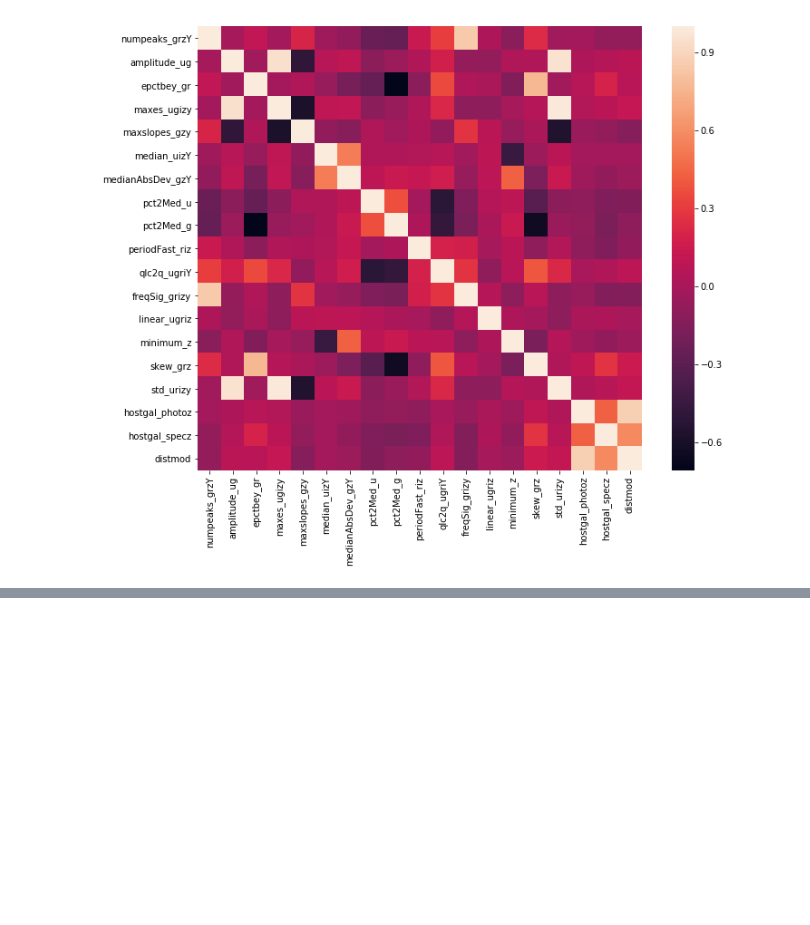
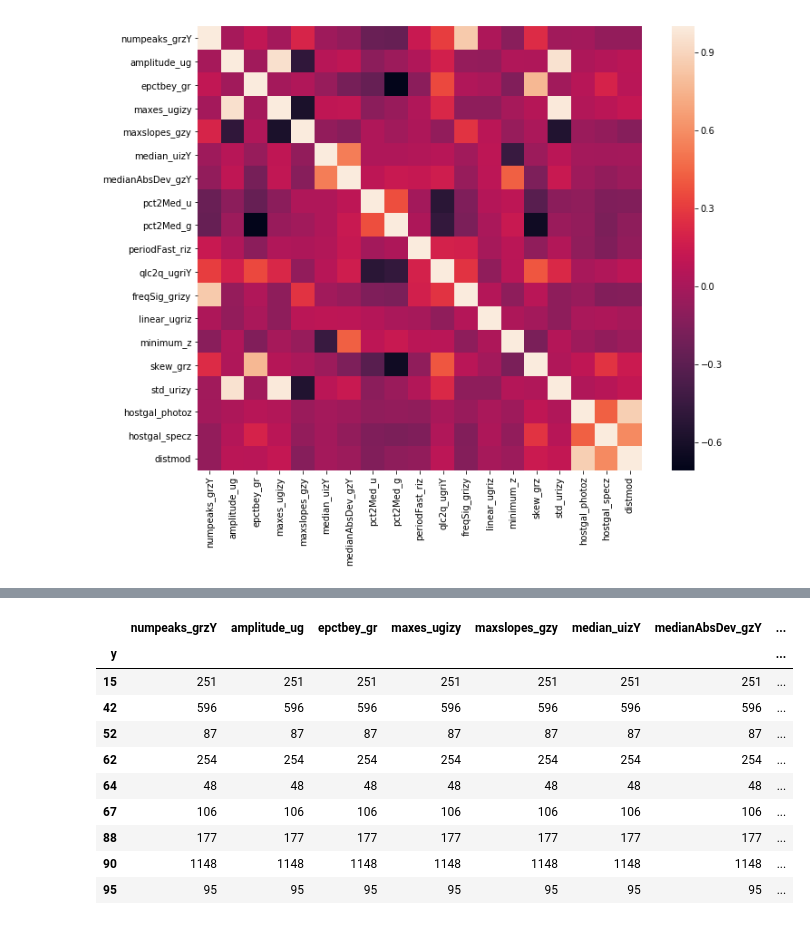
Before and after one commit to conditg/Space, a Jupyter notebook: 2classKNN_WorkingFile.ipynb, the cells around one changed output, grey strips where cells are left out. Saved outputs shown, nothing was run; the diff lists cells and outputs as text; code cells hidden in the pictures; blank space fills up the shorter version.

```diff
--- a/2classKNN_WorkingFile.ipynb
+++ b/2classKNN_WorkingFile.ipynb
@@ -1524,0 +1590,16 @@ egalknn.score(egalX_test, egalY_test)
+# %%
+group = egalX_test.copy()
+group['y'] = egalY_test
+group.groupby('y').agg('count')
+# %% [output]
+|  | numpeaks_grzY | amplitude_ug | epctbey_gr | maxes_ugizy | maxslopes_gzy | median_uizY | medianAbsDev_gzY | ... |
+| y |  |  |  |  |  |  |  | ... |
+| 15 | 251 | 251 | 251 | 251 | 251 | 251 | 251 | ... |
+| 42 | 596 | 596 | 596 | 596 | 596 | 596 | 596 | ... |
+| 52 | 87 | 87 | 87 | 87 | 87 | 87 | 87 | ... |
+| 62 | 254 | 254 | 254 | 254 | 254 | 254 | 254 | ... |
+| 64 | 48 | 48 | 48 | 48 | 48 | 48 | 48 | ... |
+| 67 | 106 | 106 | 106 | 106 | 106 | 106 | 106 | ... |
+| 88 | 177 | 177 | 177 | 177 | 177 | 177 | 177 | ... |
+| 90 | 1148 | 1148 | 1148 | 1148 | 1148 | 1148 | 1148 | ... |
+| 95 | 95 | 95 | 95 | 95 | 95 | 95 | 95 | ... |
```
Also changed, not shown: parts of 10 cells of this notebook.
